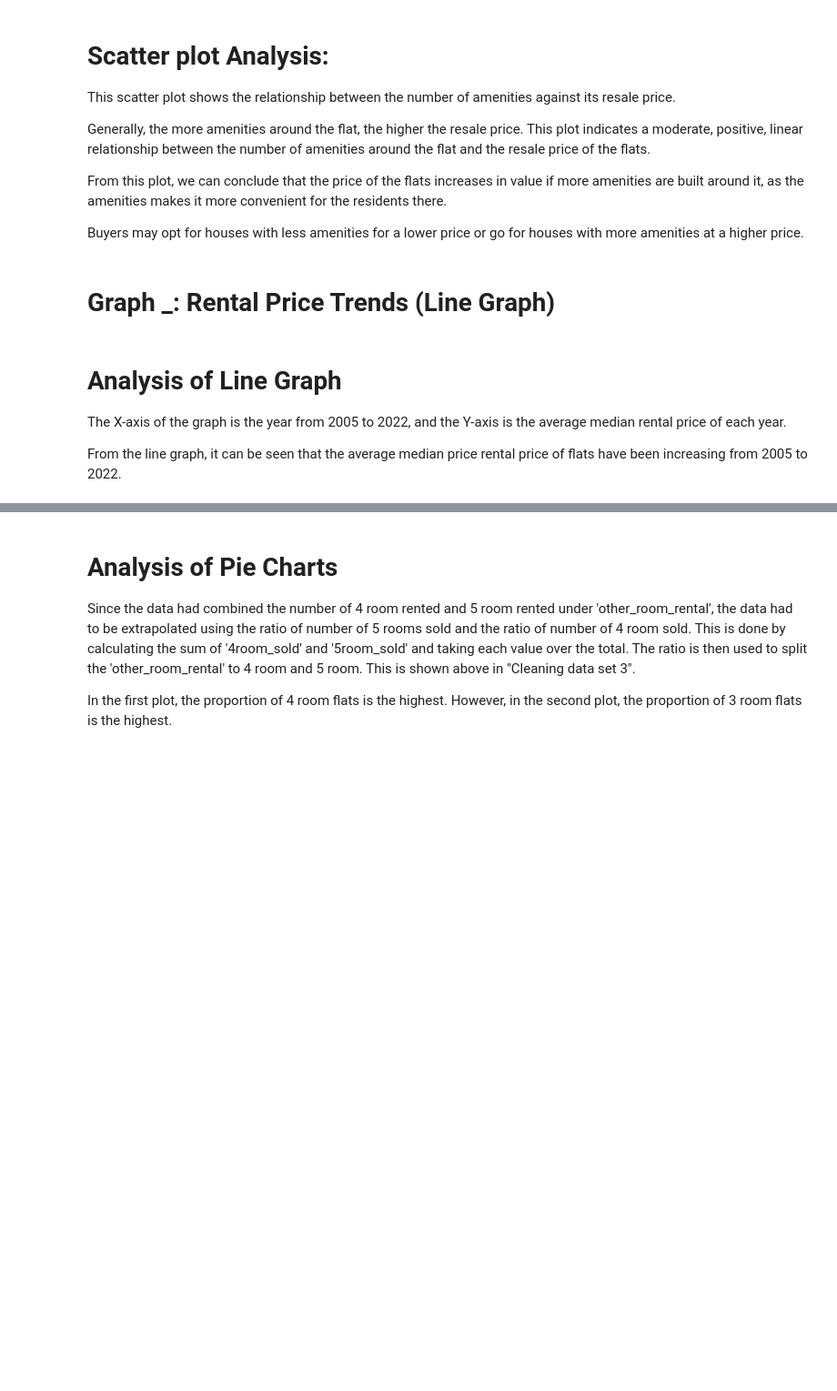
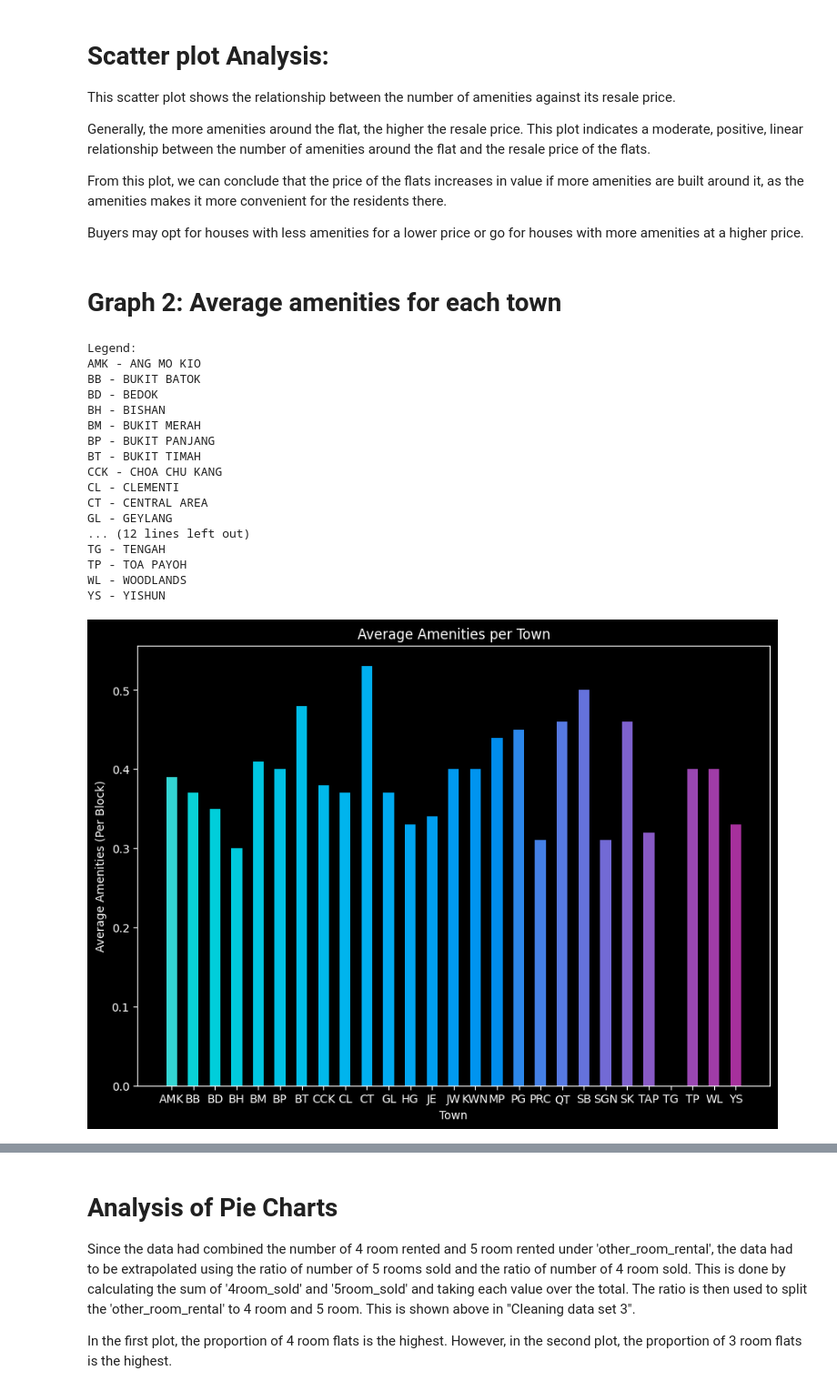
Before and after one commit to Deagozn/PDS, a Jupyter notebook: Assignment/AssignmentV2.ipynb, the cells around one changed output, grey strips where cells are left out. Shown: that part at 91% size. Saved outputs shown, nothing was run; the diff lists cells and outputs as text; code cells hidden in the pictures; blank space fills up the shorter version.

```diff
--- a/Assignment/AssignmentV2.ipynb
+++ b/Assignment/AssignmentV2.ipynb
@@ -417,5 +470,3 @@ Generally, the more amenities around the flat, the higher the resale price. This
 From this plot, we can conclude that the price of the flats increases in value if more amenities are built around it, as the amenities makes it more convenient for the residents there.
 
 Buyers may opt for houses with less amenities for a lower price or go for houses with more amenities at a higher price.
-# %% [markdown]
-# Graph _: Rental Price Trends (Line Graph)
@@ -435,6 +473,71 @@ line_plt.legend(loc=2,prop={'size': 15})
-# %% [markdown]
-# Analysis of Line Graph
-
-The X-axis of the graph is the year from 2005 to 2022, and the Y-axis is the average median rental price of each year.
-
-From the line graph, it can be seen that the average median price rental price of flats have been increasing from 2005 to 2022.
+# %% [markdown]
+# Graph 2: Average amenities for each town
+# %%
+# Creates a list with the abreviated names to be used as labeles
+shorttownlist = list(town.keys())
+
+fig, bar1 = plt.subplots(figsize=(10,7))
+
+# Setting the color of the bar chart
+color = ['#33d5d3','#09d1d6','#00ceda','#00cadd','#00c6e1',
+'#00c1e4','#00bde7','#00b8ea','#00b4ed','#00afef','#00aaf0','#00a5f1','#009ff1','#009af1','#0094ef','#008ded',
+'#2c87ea','#4480e6','#5679e2','#6572dc','#726ad5','#7e62ce','#885ac5','#9150bc','#9947b2','#a03ca7','#a6309c']
+
+# Setting the titles and the labels
+bar1.set_title("Average Amenities per Town")
+bar1.set_ylabel("Average Amenities (Per Block)")
+bar1.set_xlabel("Town")
+
+# Plotting the graph
+bar1.bar(shorttownlist,value_list, 0.50, color=color, )
+
+# Printing the Legend of the graph
+print('''
+Legend:
+AMK - ANG MO KIO
+BB - BUKIT BATOK
+BD - BEDOK
+BH - BISHAN
+BM - BUKIT MERAH
+BP - BUKIT PANJANG
+BT - BUKIT TIMAH
+CCK - CHOA CHU KANG
+CL - CLEMENTI
+CT - CENTRAL AREA
+GL - GEYLANG
+HG - HOUGANG
+JE - JURONG EAST
+JW - JURONG WEST
+KWN - KALLANG/WHAMPOA
+MP - MARINE PARADE
+PG - PUNGGOL
+PRC - PASIR RIS
+QT - QUEENSTOWN
+SB - SEMBAWANG
+SGN - SERANGOON
+SK - SENGKANG
+TAP - TAMPINES
+TG - TENGAH
+TP - TOA PAYOH
+WL - WOODLANDS
+YS - YISHUN
+''')
+# %% [output]
+Legend:
+AMK - ANG MO KIO
+BB - BUKIT BATOK
+BD - BEDOK
+BH - BISHAN
+BM - BUKIT MERAH
+BP - BUKIT PANJANG
+BT - BUKIT TIMAH
+CCK - CHOA CHU KANG
+CL - CLEMENTI
+CT - CENTRAL AREA
+GL - GEYLANG
+... (12 lines left out)
+TG - TENGAH
+TP - TOA PAYOH
+WL - WOODLANDS
+YS - YISHUN
+[figure, added]
```
Also changed, not shown: parts of 23 cells of this notebook.
